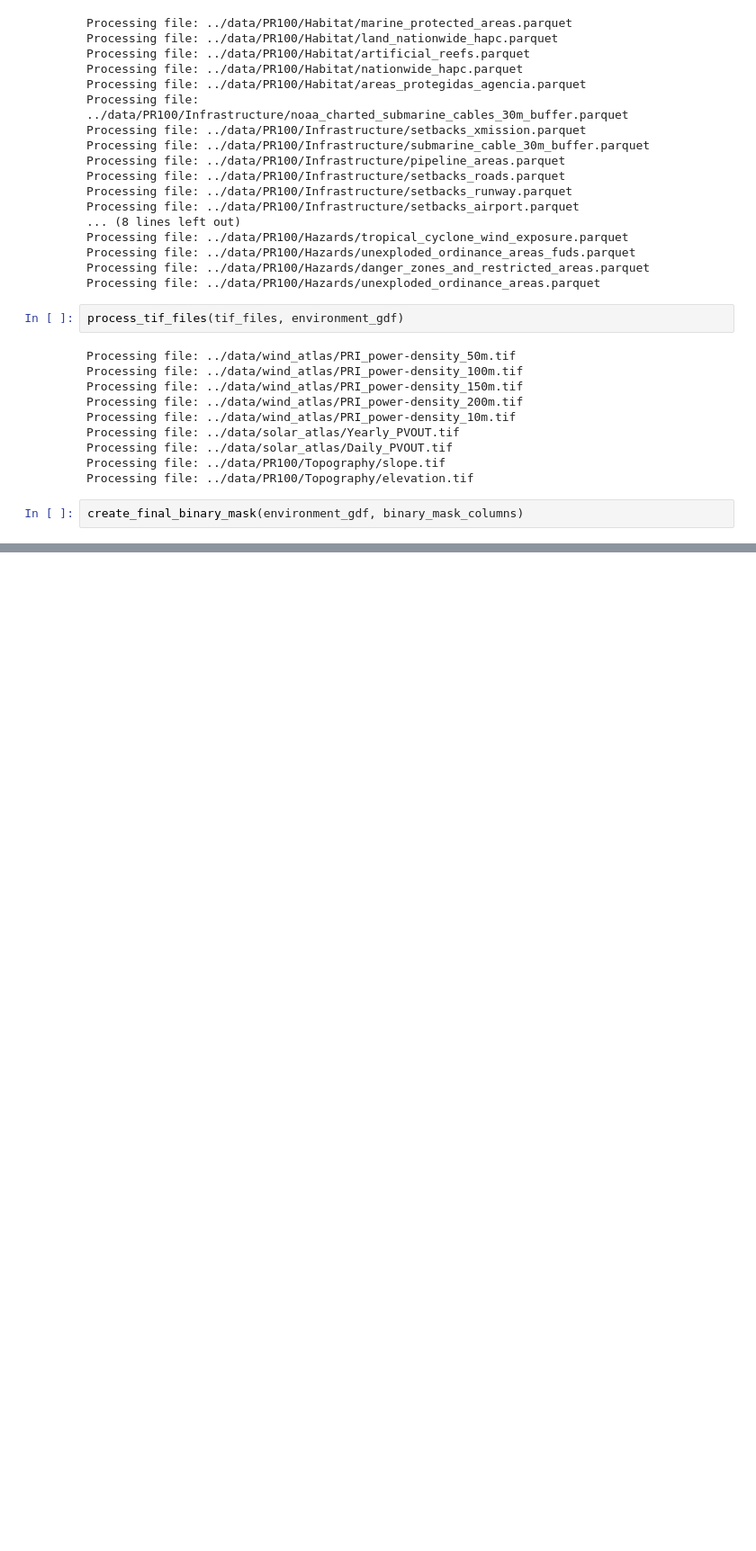
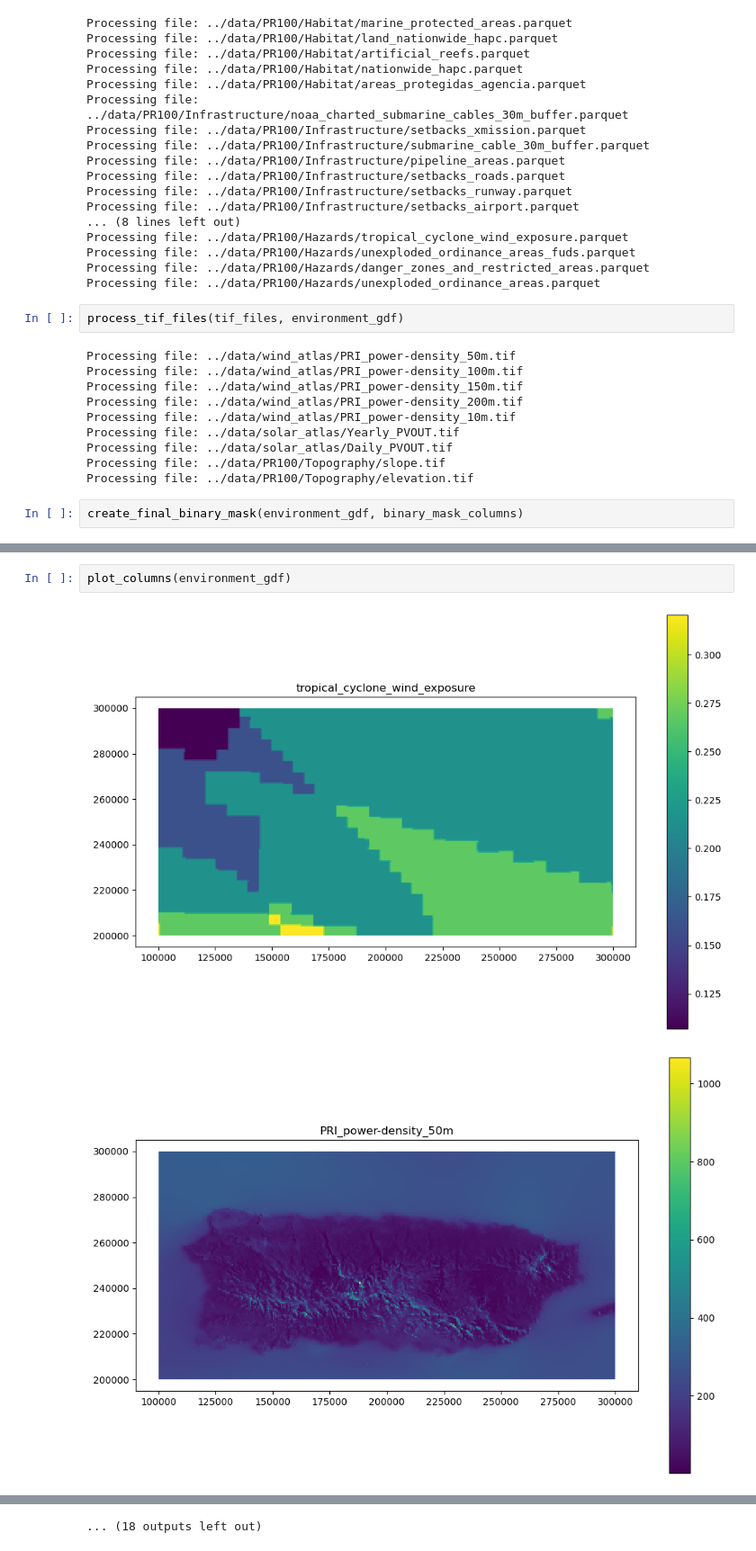
Before and after one commit to karishmathakrar/GreenGridPR, a Jupyter notebook: notebooks/data_preprocessing.ipynb, the cells around one changed output, grey strips where cells are left out. Shown at 90% size. Saved outputs shown, nothing was run; the diff lists cells and outputs as text; blank space fills up the shorter version.

```diff
--- a/notebooks/data_preprocessing.ipynb
+++ b/notebooks/data_preprocessing.ipynb
@@ -339,0 +459,5 @@ environment_gdf['demand'] = environment_gdf['setbacks_buildings'] * total_power_
+# %%
+plot_columns(environment_gdf)
+# %% [output]
+[figure, added]
+[figure, added]
@@ -339,0 +474 @@ environment_gdf['demand'] = environment_gdf['setbacks_buildings'] * total_power_
+... (18 outputs left out)
```
Also changed, not shown: parts of 27 cells of this notebook, 2 other files.
